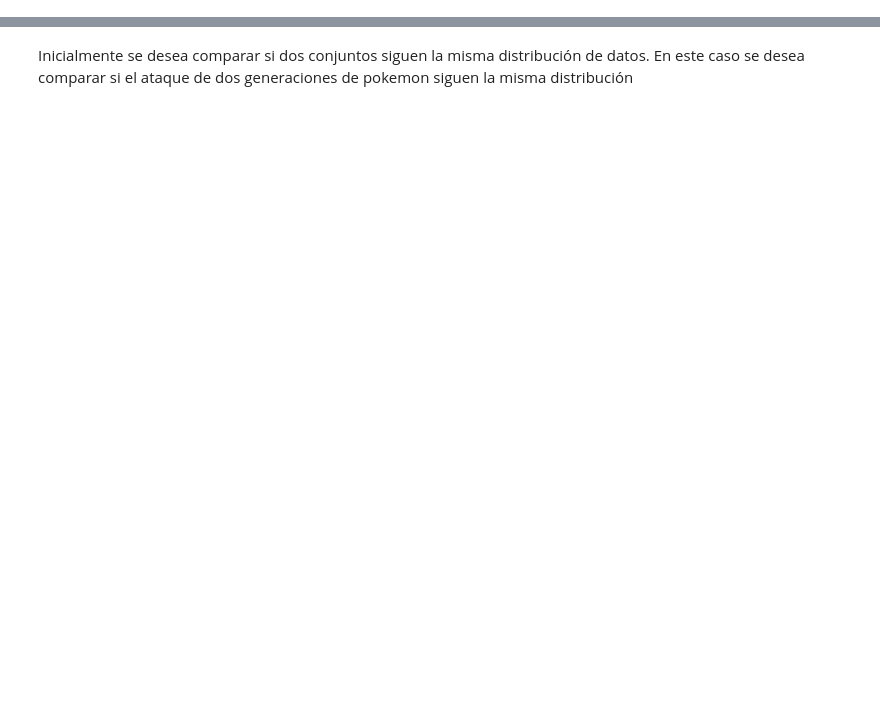
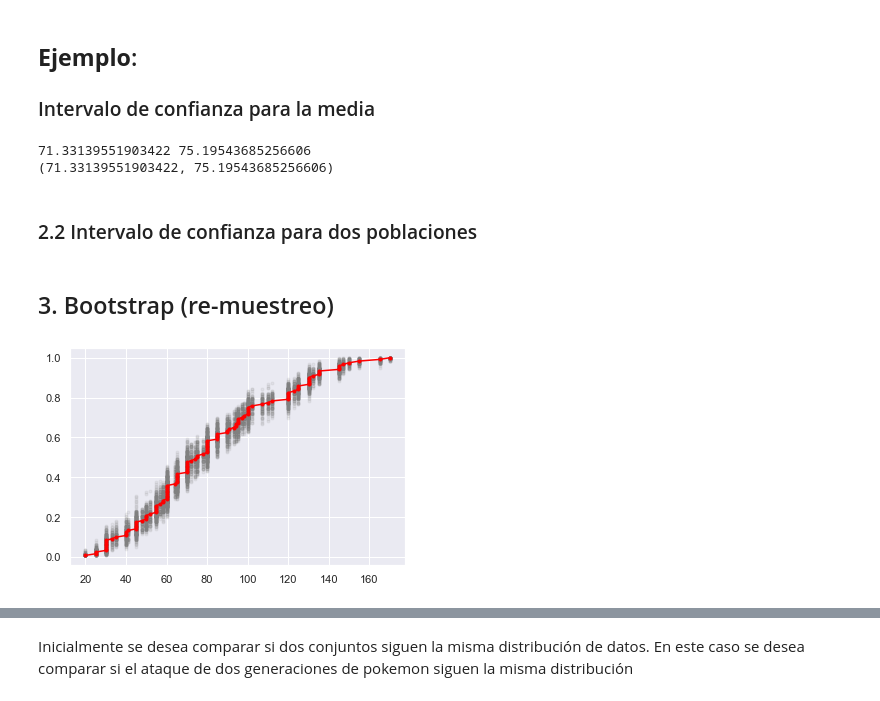
Before and after one commit to OPALO-ESTADISTICA/Estadistica, a Jupyter notebook: Inferencia estadística.ipynb, the cells around one changed output, grey strips where cells are left out. Cells and saved outputs as stored; diff of their text form; code cells hidden in the pictures; blank space fills up the shorter version.

```diff
--- a/Inferencia estadística.ipynb
+++ b/Inferencia estadística.ipynb
@@ -38,0 +131,44 @@ def permutation_sample(data1, data2):
+# %% [markdown]
+## **Ejemplo**:
+### Intervalo de confianza para la media
+# %%
+np.random.seed(42)
+
+x = np.random.normal(loc=74, scale=4.3, size=20) # Se crea una muestra aleatoria tamaño 20, media 74 y desviación estándar 4.3
+
+alpha = 0.05                # Significancia
+n = len(x)                  # Tamaño de la muestra
+gl = len(x)-1               # Grados de libertad
+media = np.mean(x)          # Media de la muestra
+desv = np.std(x,ddof=1)     # Desviación estándar muestral. El valor de ddof es el delta en los grados de libertad (n-1)
+t = stats.t.ppf(1-alpha/2, gl) # Valor crítico de t
+
+inf = media - t*desv/np.sqrt(n) # Cálculo del límite inferior
+sup = media + t*desv/np.sqrt(n) # Cálculo del límite inferior
+
+print(inf,sup)
+
+# También se puede hacer uso de la función del paquete stats para establecer el intervalo de confianza
+print(stats.t.interval(1-alpha,gl,media,desv/np.sqrt(n)))
+# %% [output]
+71.33139551903422 75.19543685256606
+(71.33139551903422, 75.19543685256606)
+# %% [markdown]
+### 2.2 Intervalo de confianza para dos poblaciones
+# %% [markdown]
+## 3. Bootstrap (re-muestreo)
+# %%
+np.random.seed(18)
+
+idx = random.sample(list(df.index),120)
+muestra = df.iloc[idx]["Attack"]
+
+for i in range(100):
+    bs_muestra = np.random.choice(muestra,len(muestra))
+    x, y = ecdf(bs_muestra)
+    _ = plt.plot(x, y, marker=".", alpha=0.1, color="gray", linestyle="none")
+
+x, y = ecdf(muestra)
+_ = plt.plot(x, y, marker=".", color="red")
+# %% [output]
+[figure, added]
```
Also changed, not shown: parts of 19 cells of this notebook.
